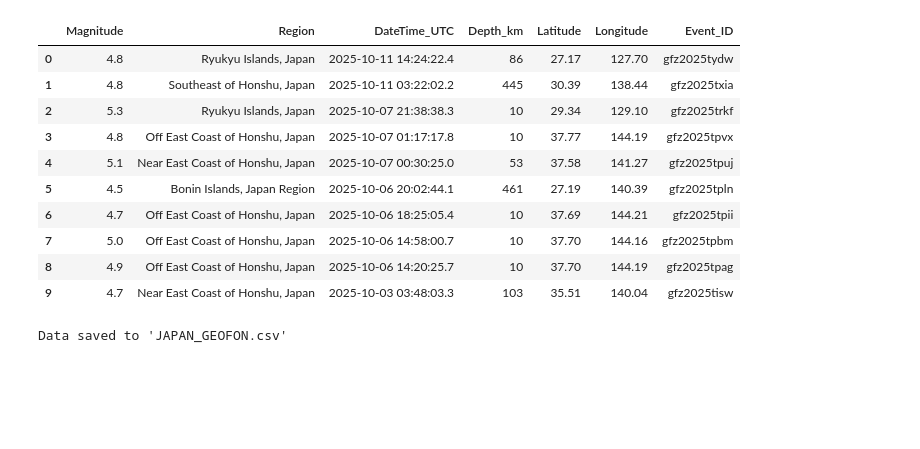
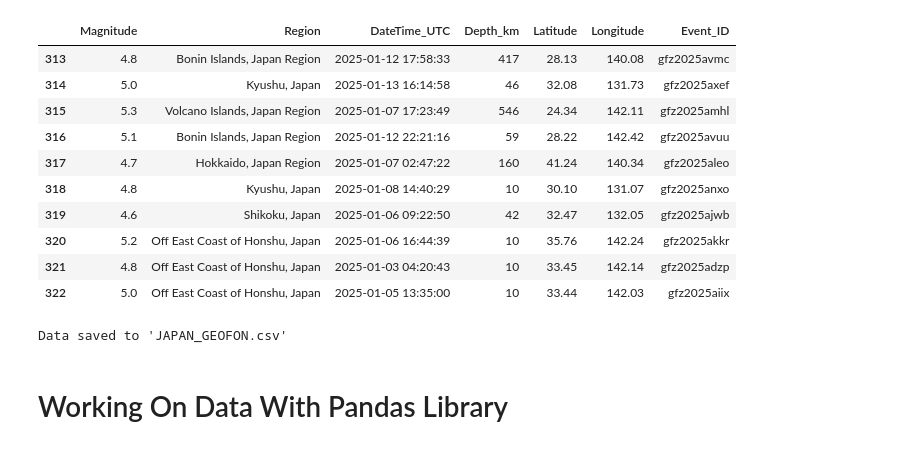
Before and after one commit to rezp8/earthquakeDataAnalysis, a Jupyter notebook: GeoFON.ipynb, the cells around one changed output. Saved outputs shown, nothing was run; the diff lists cells and outputs as text; code cells hidden in the pictures; blank space fills up the shorter version.

Commit message:
i added the pandas section to the file

```diff
--- a/GeoFON.ipynb
+++ b/GeoFON.ipynb
@@ -5,15 +4,13 @@ from bs4 import BeautifulSoup
 import pandas as pd
 from datetime import datetime
 # %%
-def fetch_earthquake_data(datemin='2025-09-15', datemax='2025-10-19', latmax=46,
-                        lonmin=123, lonmax=146, latmin=24, magmin=1, fmt='html', nmax=200):
+def fetch_earthquake_data(datemin='2025-09-10', datemax='2025-10-11', latmax=46,
+                        lonmin=123, lonmax=146, latmin=24, magmin=1, fmt='html', nmax=1000):
     """
     Fetch earthquake data from GEOFON for Japan region.
     """
-    # Base URL
     base_url = 'https://geofon.gfz.de/eqinfo/list.php'
 
-    # Build parameters dictionary
     params = {
         'datemin': datemin,
         'datemax': datemax,
@@ -26,12 +23,9 @@ def fetch_earthquake_data(datemin='2025-09-15', datemax='2025-10-19', latmax=46,
         'nmax': nmax
     }
 
-    # Make the request
     print(f"Fetching data from {base_url}...")
     response = requests.get(base_url, params=params)
     response.raise_for_status()  # Raise an error for bad status codes
-
-    # Parse HTML with BeautifulSoup
     soup = BeautifulSoup(response.content, 'html.parser')
 
     # Find the earthquake list container
@@ -42,7 +36,6 @@ def fetch_earthquake_data(datemin='2025-09-15', datemax='2025-10-19', latmax=46,
 
     earthquakes = []
 
-    # Find all earthquake event rows
     # Each earthquake is in a div with class "flex-row row eqinfo-all"
     # Find even and odd rows separately
     evn_event_rows = soup.find_all('div', class_='flex-row row eqinfo-all evnrow')
@@ -57,6 +50,7 @@ def fetch_earthquake_data(datemin='2025-09-15', datemax='2025-10-19', latmax=46,
             event_rows.append(evn_event_rows[i])
         if i < len(odd_event_rows):
             event_rows.append(odd_event_rows[i])
+
     for row in event_rows:
         try:
             # Extract magnitude from the magbox span
@@ -75,12 +69,11 @@ def fetch_earthquake_data(datemin='2025-09-15', datemax='2025-10-19', latmax=46,
             region_div = row.find('div', title=True)
             coordinates = region_div.get('title', '') if region_div else ''
 
-            # Parse coordinates (format: "127.70°E, 27.17°N")
             latitude = None
             longitude = None
             if coordinates:
                 try:
-                    # Split by comma and extract lat/lon
+                    # Split by comma
                     parts = coordinates.split(', ')
                     if len(parts) == 2:
                         lon_part = parts[0].replace('°E', '').replace('°W', '')
@@ -95,7 +88,7 @@ def fetch_earthquake_data(datemin='2025-09-15', datemax='2025-10-19', latmax=46,
             time_depth_text = time_depth_row.get_text(strip=True)
 
             # Parse time and depth
-            # Format: "2025-10-11 14:24:22.4 (≤2 h ago) 86*"
+            # checking the format: "2025-10-11 14:24:22.4 (≤2 h ago) 86*"
             time_text = ""
             depth_text = ""
 
@@ -106,18 +99,16 @@ def fetch_earthquake_data(datemin='2025-09-15', datemax='2025-10-19', latmax=46,
                 time_span.extract()
                 time_text = time_depth_row.get_text(strip=True)
                 # Clean up time text (remove relative time info)
-                time_text = time_text.split('(')[0].strip()
-
-                # Extract depth from the removed span
-                depth_text = time_span.get_text(strip=True).replace('*', '').strip()
+                time_text = str(time_text.split('(')[0].strip().split('.')[0].strip())
+                depth_text = str(time_span.get_text(strip=True).replace('*', '').strip())
             else:
                 # Fallback: try to extract from the full text
-                time_text = time_depth_text.split('(')[0].strip()
-                # Look for depth pattern
+                time_text = str(time_depth_text.split('(')[0].strip().split('.')[0].strip())
+
                 import re
                 depth_match = re.search(r'(\d+)\*?$', time_depth_text)
                 if depth_match:
-                    depth_text = depth_match.group(1)
+                    depth_text = str(depth_match.group(1))
 
             # Extract event ID from the parent link
             parent_link = row.find_parent('a')
@@ -142,7 +133,6 @@ def fetch_earthquake_data(datemin='2025-09-15', datemax='2025-10-19', latmax=46,
             print(f"Error parsing earthquake data: {e}")
             continue
 
-    # Create DataFrame
     df = pd.DataFrame(earthquakes)
 
     print(f"Successfully fetched {len(df)} earthquake records")
@@ -150,13 +140,14 @@ def fetch_earthquake_data(datemin='2025-09-15', datemax='2025-10-19', latmax=46,
 # %%
 # you can use this function with different parameters to get different data
 # df = fetch_earthquake_data(
-#     datemin='2025-09-15',
-#     datemax='2025-10-19',
-#     magmin=5.0  # Only earthquakes with magnitude 5.0 or higher
+#     datemin='2024-03-02',
+#     datemax='2025-10-11',
+#     magmin=5.0 , # Only earthquakes with magnitude 5.0 or higher
+#     nmax=500
 # )
 # you can use this function to get all the data based on the default parameters
-df = fetch_earthquake_data()
+df = fetch_earthquake_data(datemin='2025-01-01')
 print("\nEarthquake Data:")
-df.head(10)
+df.tail(10)
 # %% [output]
 Fetching data from https://geofon.gfz.de/eqinfo/list.php...
@@ -164,19 +155,21 @@ Successfully fetched 22 earthquake records
 
 Earthquake Data:
 |  | Magnitude | Region | DateTime_UTC | Depth_km | Latitude | Longitude | Event_ID |
-| 0 | 4.8 | Ryukyu Islands, Japan | 2025-10-11 14:24:22.4 | 86 | 27.17 | 127.70 | gfz2025tydw |
-| 1 | 4.8 | Southeast of Honshu, Japan | 2025-10-11 03:22:02.2 | 445 | 30.39 | 138.44 | gfz2025txia |
-| 2 | 5.3 | Ryukyu Islands, Japan | 2025-10-07 21:38:38.3 | 10 | 29.34 | 129.10 | gfz2025trkf |
-| 3 | 4.8 | Off East Coast of Honshu, Japan | 2025-10-07 01:17:17.8 | 10 | 37.77 | 144.19 | gfz2025tpvx |
-| 4 | 5.1 | Near East Coast of Honshu, Japan | 2025-10-07 00:30:25.0 | 53 | 37.58 | 141.27 | gfz2025tpuj |
-| 5 | 4.5 | Bonin Islands, Japan Region | 2025-10-06 20:02:44.1 | 461 | 27.19 | 140.39 | gfz2025tpln |
-| 6 | 4.7 | Off East Coast of Honshu, Japan | 2025-10-06 18:25:05.4 | 10 | 37.69 | 144.21 | gfz2025tpii |
-| 7 | 5.0 | Off East Coast of Honshu, Japan | 2025-10-06 14:58:00.7 | 10 | 37.70 | 144.16 | gfz2025tpbm |
-| 8 | 4.9 | Off East Coast of Honshu, Japan | 2025-10-06 14:20:25.7 | 10 | 37.70 | 144.19 | gfz2025tpag |
-| 9 | 4.7 | Near East Coast of Honshu, Japan | 2025-10-03 03:48:03.3 | 103 | 35.51 | 140.04 | gfz2025tisw |
+| 313 | 4.8 | Bonin Islands, Japan Region | 2025-01-12 17:58:33 | 417 | 28.13 | 140.08 | gfz2025avmc |
+| 314 | 5.0 | Kyushu, Japan | 2025-01-13 16:14:58 | 46 | 32.08 | 131.73 | gfz2025axef |
+| 315 | 5.3 | Volcano Islands, Japan Region | 2025-01-07 17:23:49 | 546 | 24.34 | 142.11 | gfz2025amhl |
+| 316 | 5.1 | Bonin Islands, Japan Region | 2025-01-12 22:21:16 | 59 | 28.22 | 142.42 | gfz2025avuu |
+| 317 | 4.7 | Hokkaido, Japan Region | 2025-01-07 02:47:22 | 160 | 41.24 | 140.34 | gfz2025aleo |
+| 318 | 4.8 | Kyushu, Japan | 2025-01-08 14:40:29 | 10 | 30.10 | 131.07 | gfz2025anxo |
+| 319 | 4.6 | Shikoku, Japan | 2025-01-06 09:22:50 | 42 | 32.47 | 132.05 | gfz2025ajwb |
+| 320 | 5.2 | Off East Coast of Honshu, Japan | 2025-01-06 16:44:39 | 10 | 35.76 | 142.24 | gfz2025akkr |
+| 321 | 4.8 | Off East Coast of Honshu, Japan | 2025-01-03 04:20:43 | 10 | 33.45 | 142.14 | gfz2025adzp |
+| 322 | 5.0 | Off East Coast of Honshu, Japan | 2025-01-05 13:35:00 | 10 | 33.44 | 142.03 | gfz2025aiix |
 # %%
 # Save data to CSV file
 df.to_csv('JAPAN_GEOFON.csv', index=False, encoding='utf-8')
 print("Data saved to 'JAPAN_GEOFON.csv'")
 # %% [output]
 Data saved to 'JAPAN_GEOFON.csv'
+# %% [markdown]
+# Working On Data With Pandas Library
```
Also changed, not shown: parts of 14 cells of this notebook.
